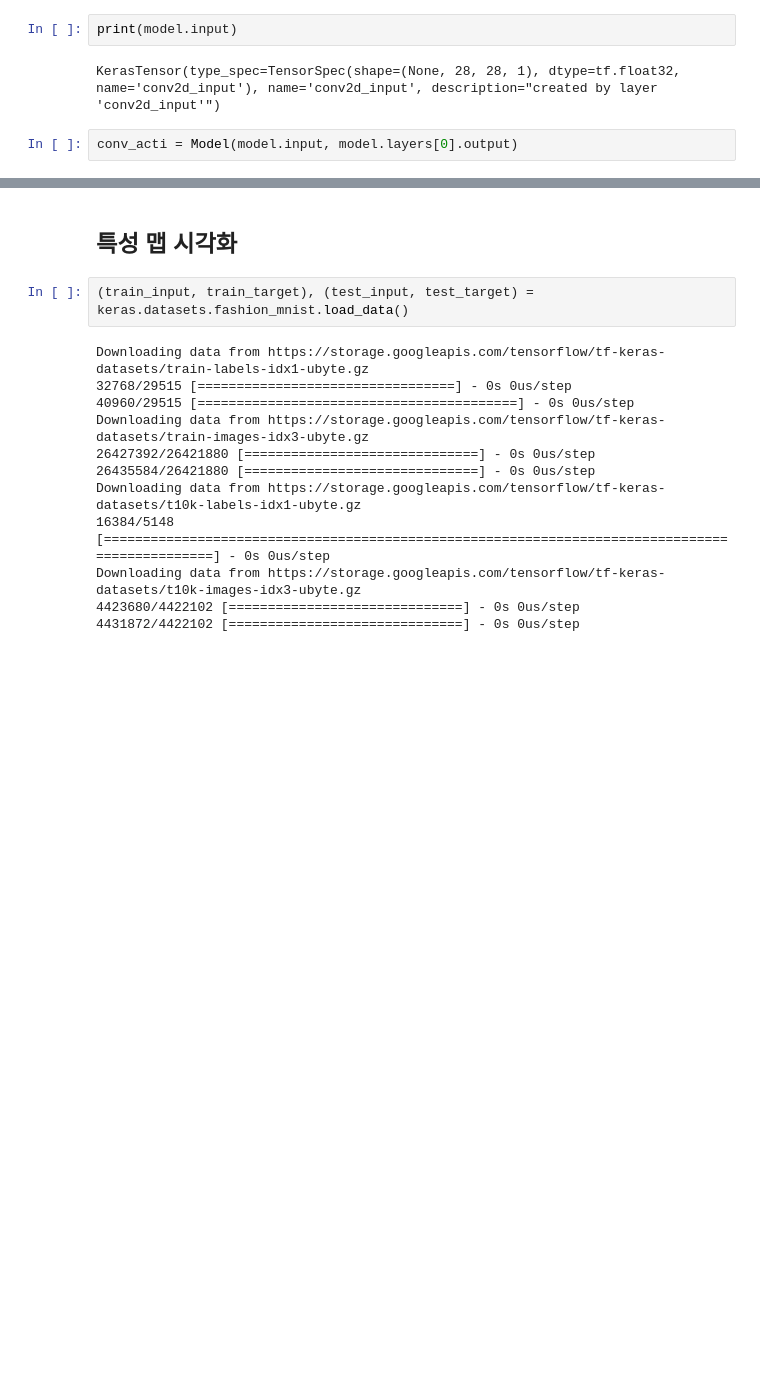
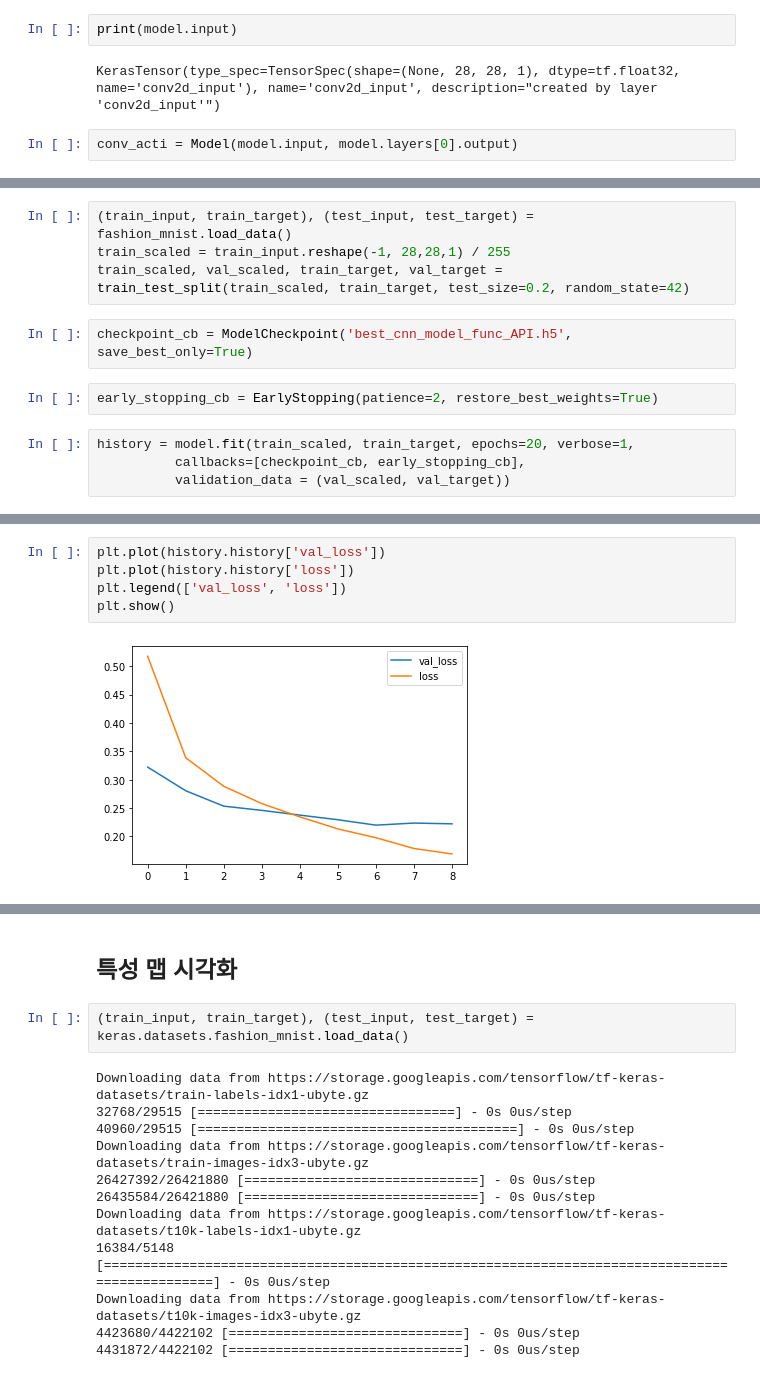
Before and after one commit to fasthill/ML-DL-study-alone, a Jupyter notebook: 8-3 합성곱 신경망의 시각화.ipynb, the cells around one changed output, grey strips where cells are left out. Drawn from its saved outputs; the diff is of its cells as text; blank space fills up the shorter version.

```diff
--- a/8-3 합성곱 신경망의 시각화.ipynb
+++ b/8-3 합성곱 신경망의 시각화.ipynb
@@ -166,0 +205,12 @@ conv_acti2 = Model(model.input, model.layers[1].output)
+# %%
+(train_input, train_target), (test_input, test_target) = fashion_mnist.load_data()
+train_scaled = train_input.reshape(-1, 28,28,1) / 255
+train_scaled, val_scaled, train_target, val_target = train_test_split(train_scaled, train_target, test_size=0.2, random_state=42)
+# %%
+checkpoint_cb = ModelCheckpoint('best_cnn_model_func_API.h5', save_best_only=True)
+# %%
+early_stopping_cb = EarlyStopping(patience=2, restore_best_weights=True)
+# %%
+history = model.fit(train_scaled, train_target, epochs=20, verbose=1,
+          callbacks=[checkpoint_cb, early_stopping_cb],
+          validation_data = (val_scaled, val_target))
@@ -166,0 +236,7 @@ conv_acti2 = Model(model.input, model.layers[1].output)
+# %%
+plt.plot(history.history['val_loss'])
+plt.plot(history.history['loss'])
+plt.legend(['val_loss', 'loss'])
+plt.show()
+# %% [output]
+[figure, added]
```
Also changed, not shown: parts of 15 cells of this notebook.
